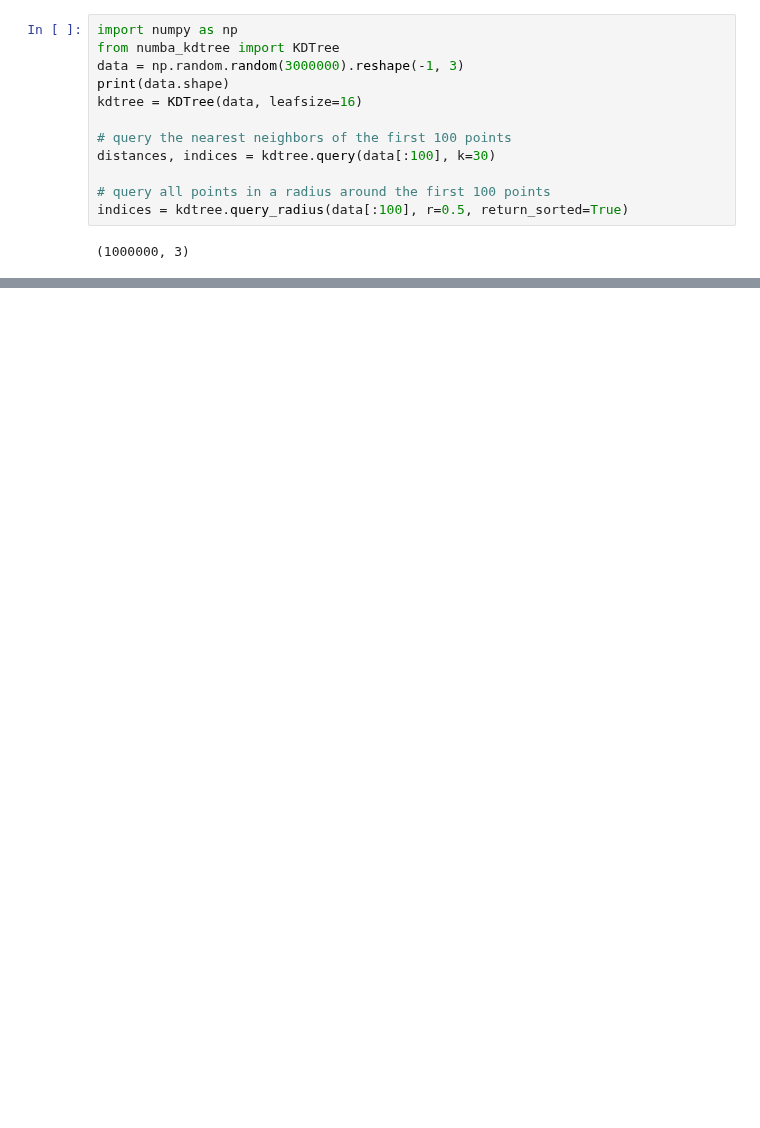
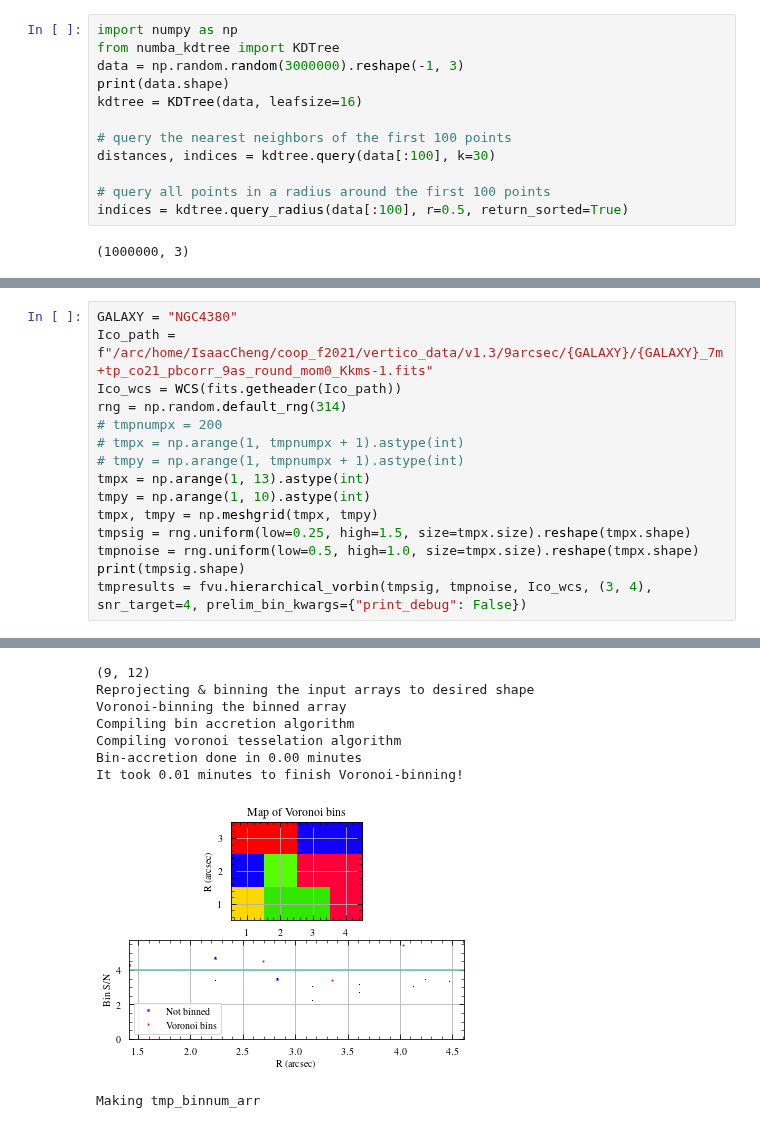
Before and after one commit to BearBearCodes/coop_f2021, a Jupyter notebook: packages/try_fast_vorbin.ipynb, the cells around one changed output, grey strips where cells are left out. Saved outputs shown, nothing was run; the diff lists cells and outputs as text; blank space fills up the shorter version.

```diff
--- a/packages/try_fast_vorbin.ipynb
+++ b/packages/try_fast_vorbin.ipynb
@@ -105,0 +123,16 @@ indices = kdtree.query_radius(data[:100], r=0.5, return_sorted=True)
+# %%
+GALAXY = "NGC4380"
+Ico_path = f"/arc/home/IsaacCheng/coop_f2021/vertico_data/v1.3/9arcsec/{GALAXY}/{GALAXY}_7m+tp_co21_pbcorr_9as_round_mom0_Kkms-1.fits"
+Ico_wcs = WCS(fits.getheader(Ico_path))
+rng = np.random.default_rng(314)
+# tmpnumpx = 200
+# tmpx = np.arange(1, tmpnumpx + 1).astype(int)
+# tmpy = np.arange(1, tmpnumpx + 1).astype(int)
+tmpx = np.arange(1, 13).astype(int)
+tmpy = np.arange(1, 10).astype(int)
+tmpx, tmpy = np.meshgrid(tmpx, tmpy)
+tmpsig = rng.uniform(low=0.25, high=1.5, size=tmpx.size).reshape(tmpx.shape)
+tmpnoise = rng.uniform(low=0.5, high=1.0, size=tmpx.size).reshape(tmpx.shape)
+print(tmpsig.shape)
+tmpresults = fvu.hierarchical_vorbin(tmpsig, tmpnoise, Ico_wcs, (3, 4), snr_target=4, prelim_bin_kwargs={"print_debug": False})
+# %% [output]
@@ -105,0 +141,9 @@ indices = kdtree.query_radius(data[:100], r=0.5, return_sorted=True)
+(9, 12)
+Reprojecting & binning the input arrays to desired shape
+Voronoi-binning the binned array
+Compiling bin accretion algorithm
+Compiling voronoi tesselation algorithm
+Bin-accretion done in 0.00 minutes
+It took 0.01 minutes to finish Voronoi-binning!
+[figure, added]
+Making tmp_binnum_arr
```
Also changed, not shown: parts of 5 cells of this notebook, 10 other files.
